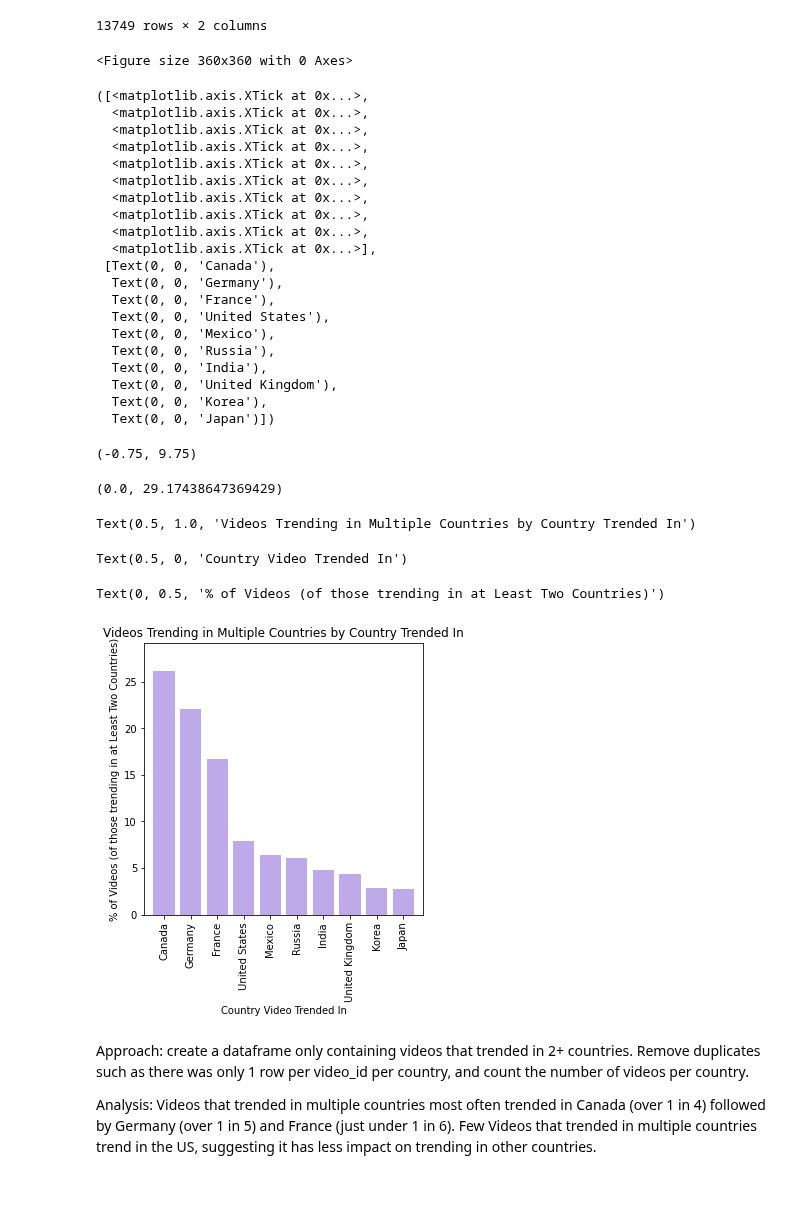
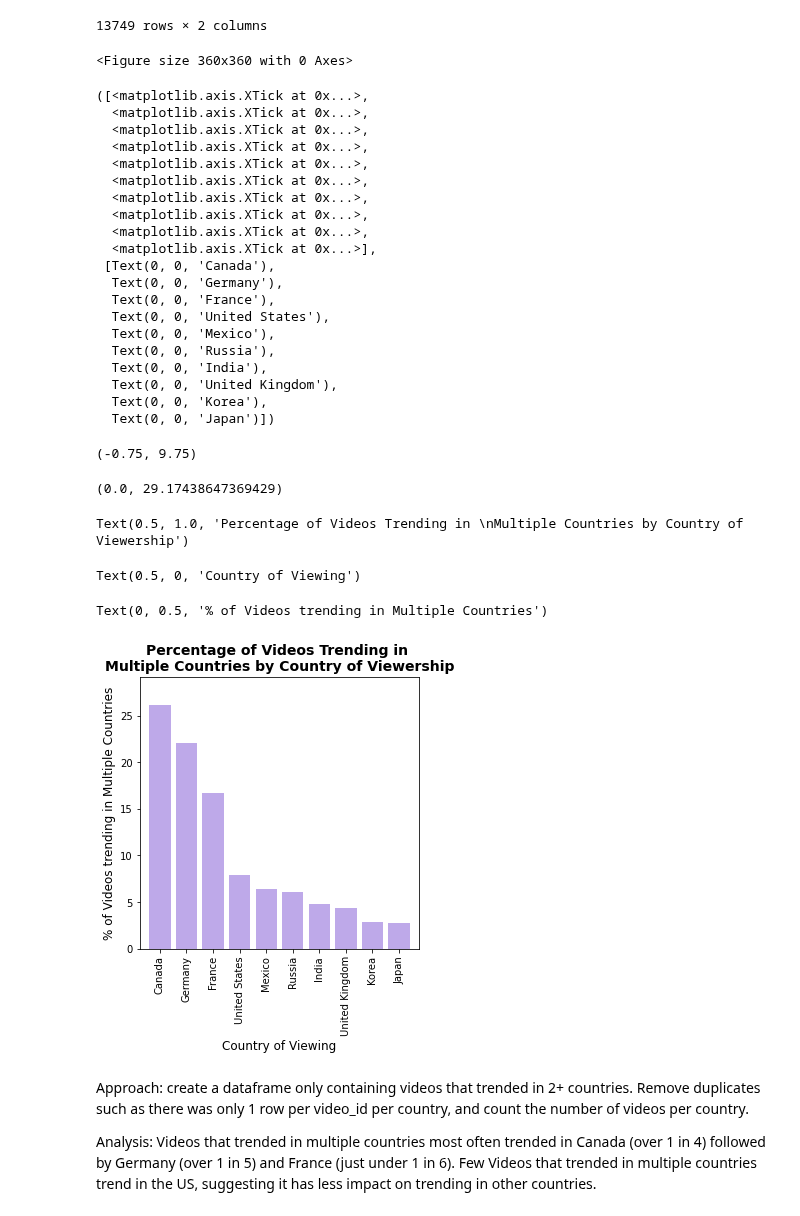
Before and after one commit to bnarath/YouTube_Trending, a Jupyter notebook: youtube-trending/Code/Megan_exploring_variation.ipynb, the cells around one changed output. Drawn from its saved outputs; the diff is of its cells as text; code cells hidden in the pictures; blank space fills up the shorter version.

```diff
--- a/youtube-trending/Code/Megan_exploring_variation.ipynb
+++ b/youtube-trending/Code/Megan_exploring_variation.ipynb
@@ -86,6 +86,8 @@ Data manipulation
 #calculate no. of countries each video trended in
 
 #create dataframe limited to unique dates per id/country
+
+Total_DF.reset_index(inplace=True)
 no_countries_DF = Total_DF.drop_duplicates(subset=['video_id', 'country'], keep='first')
 
 #create a dataframe with findings
@@ -720,40 +725,41 @@ plt.xticks(tick_locations, labels2, rotation=90)
 plt.xlim(-0.75, len(x)-0.25)
 
 plt.ylim(0, max(y)+3)
 
-plt.title("Videos Trending in Multiple Countries by Country Trended In")
-plt.xlabel("Country Video Trended In")
-plt.ylabel("% of Videos (of those trending in at Least Two Countries)")
+plt.title("Percentage of Videos Trending in \nMultiple Countries by Country of Viewership",
+         fontsize=14, fontweight='bold')
+plt.xlabel("Country of Viewing", fontsize=12)
+plt.ylabel("% of Videos trending in Multiple Countries", fontsize=12)
 
 plt.show()
 # %% [output]
 <Figure size 360x360 with 0 Axes>
 ([<matplotlib.axis.XTick at 0x...>,
   <matplotlib.axis.XTick at 0x...>,
   <matplotlib.axis.XTick at 0x...>,
   <matplotlib.axis.XTick at 0x...>,
   <matplotlib.axis.XTick at 0x...>,
   <matplotlib.axis.XTick at 0x...>,
   <matplotlib.axis.XTick at 0x...>,
   <matplotlib.axis.XTick at 0x...>,
   <matplotlib.axis.XTick at 0x...>,
   <matplotlib.axis.XTick at 0x...>],
  [Text(0, 0, 'Canada'),
   Text(0, 0, 'Germany'),
   Text(0, 0, 'France'),
   Text(0, 0, 'United States'),
   Text(0, 0, 'Mexico'),
   Text(0, 0, 'Russia'),
   Text(0, 0, 'India'),
   Text(0, 0, 'United Kingdom'),
   Text(0, 0, 'Korea'),
   Text(0, 0, 'Japan')])
 (-0.75, 9.75)
 (0.0, 29.17438647369429)
-Text(0.5, 1.0, 'Videos Trending in Multiple Countries by Country Trended In')
+Text(0.5, 1.0, 'Percentage of Videos Trending in \nMultiple Countries by Country of Viewership')
-Text(0.5, 0, 'Country Video Trended In')
+Text(0.5, 0, 'Country of Viewing')
-Text(0, 0.5, '% of Videos (of those trending in at Least Two Countries)')
+Text(0, 0.5, '% of Videos trending in Multiple Countries')
-[figure, old version]
+[figure, new version]
 # %% [markdown]
 Approach: create a dataframe only containing videos that trended in 2+ countries. Remove duplicates such as there was only 1 row per video_id per country, and count the number of videos per country.
 
```
Also changed, not shown: parts of 11 cells of this notebook.
